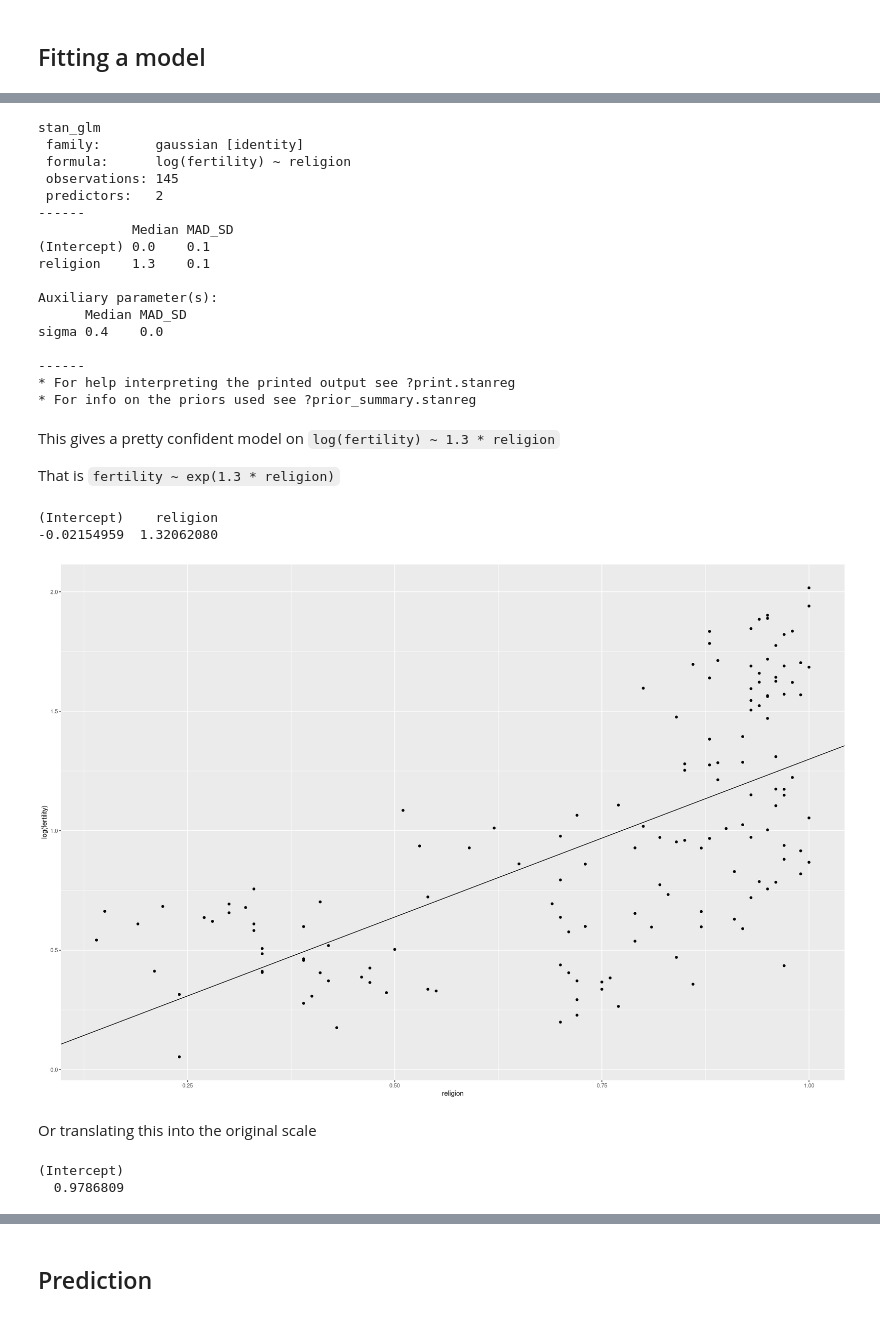
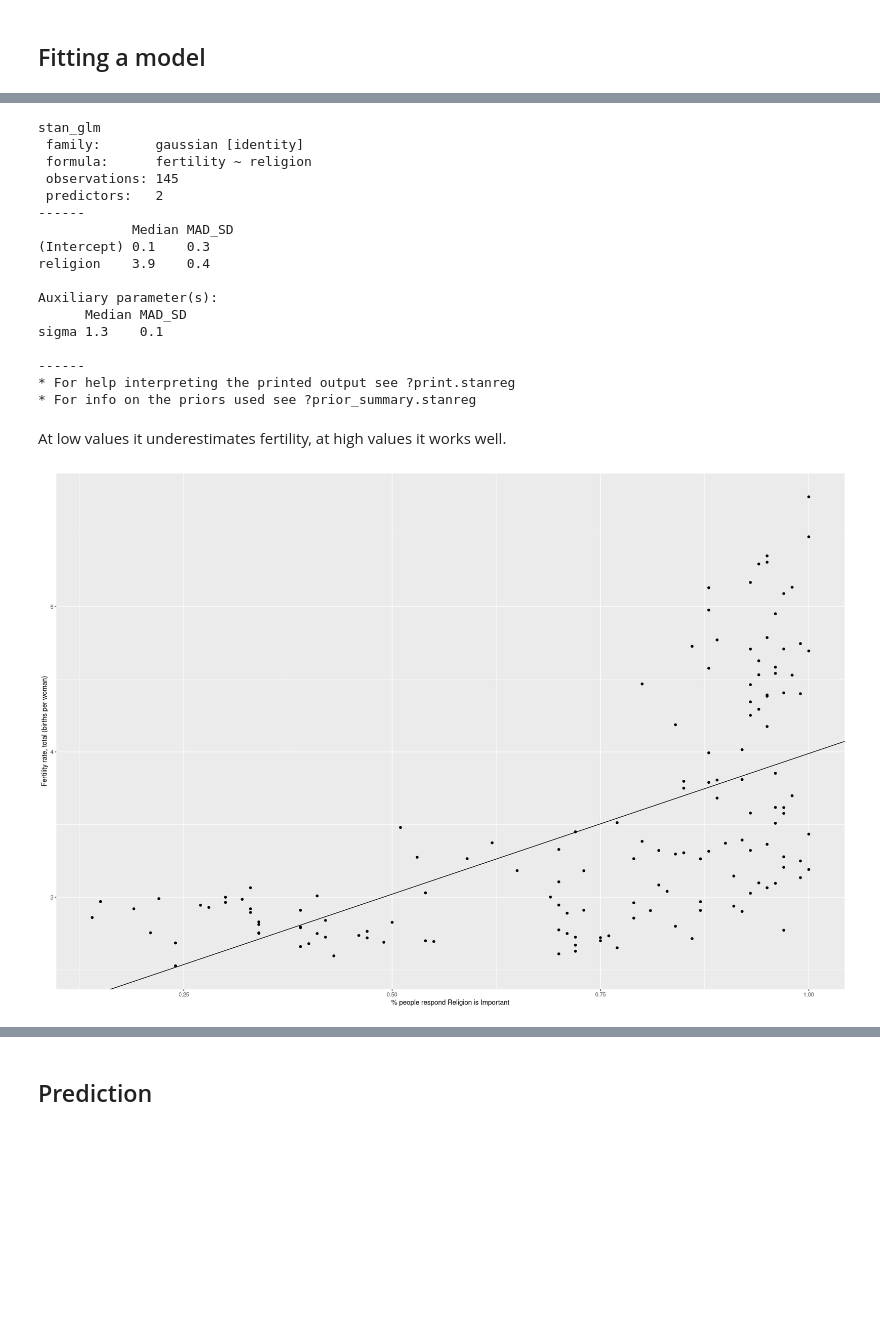
Before and after one commit to EdwardJRoss/regression_stories, a Jupyter notebook: Chapter 7 Exercises.ipynb, the cells around one changed output, grey strips where cells are left out. Saved outputs shown, nothing was run; the diff lists cells and outputs as text; code cells hidden in the pictures; blank space fills up the shorter version.

```diff
--- a/Chapter 7 Exercises.ipynb
+++ b/Chapter 7 Exercises.ipynb
@@ -448,10 +448,7 @@ Warning message:
 # %% [markdown]
 ## Fitting a model
-# %%
-religion_fertility <- religion_fertility %>%
-mutate(logfertility = log(fertility))
 # %%
-religion_fertility_model <- stan_glm(log(fertility) ~ religion, data=religion_fertility)
+religion_fertility_model <- stan_glm(fertility ~ religion, data=religion_fertility)
 # %% [output]
 SAMPLING FOR MODEL 'continuous' NOW (CHAIN 1).
 Chain 1:
@@ -475,35 +472,30 @@ print(religion_fertility_model)
 # %% [output]
 stan_glm
  family:       gaussian [identity]
- formula:      log(fertility) ~ religion
+ formula:      fertility ~ religion
  observations: 145
  predictors:   2
 ------
             Median MAD_SD
-(Intercept) 0.0    0.1
-religion    1.3    0.1
+(Intercept) 0.1    0.3
+religion    3.9    0.4
 
 Auxiliary parameter(s):
       Median MAD_SD
-sigma 0.4    0.0
+sigma 1.3    0.1
 
 ------
 * For help interpreting the printed output see ?print.stanreg
 * For info on the priors used see ?prior_summary.stanreg
-# %% [markdown]
-This gives a pretty confident model on `log(fertility) ~ 1.3 * religion`
-
-That is `fertility ~ exp(1.3 * religion)`
 # %%
-intercept = coef(religion_fertility_model)[1]
-slope = coef(religion_fertility_model)[2]
-c(intercept, slope)
+model_intercept = coef(religion_fertility_model)[1]
+model_slope = coef(religion_fertility_model)[2]
-# %% [output]
-(Intercept)    religion
--0.02154959  1.32062080
+# %% [markdown]
+At low values it underestimates fertility, at high values it works well.
 # %%
-religion_fertility %>% gf_point(log(fertility) ~ religion) + geom_abline(intercept=intercept, slope = slope)
+religion_fertility %>%
+gf_point(fertility ~ religion) +
+geom_abline(intercept=model_intercept, slope=model_slope) +
+xlab("% people respond Religion is Important")
 # %% [output]
-[figure, old version]
+[figure, new version]
-# %% [markdown]
-Or translating this into the original scale
@@ -512,5 +501,0 @@ fit_line <- data.frame(religion = seq(0, 1, by=0.05)) %>% mutate(fertility = exp
-# %%
-exp(intercept)
-# %% [output]
-(Intercept)
-  0.9786809
```
Also changed, not shown: parts of 110 cells of this notebook.
